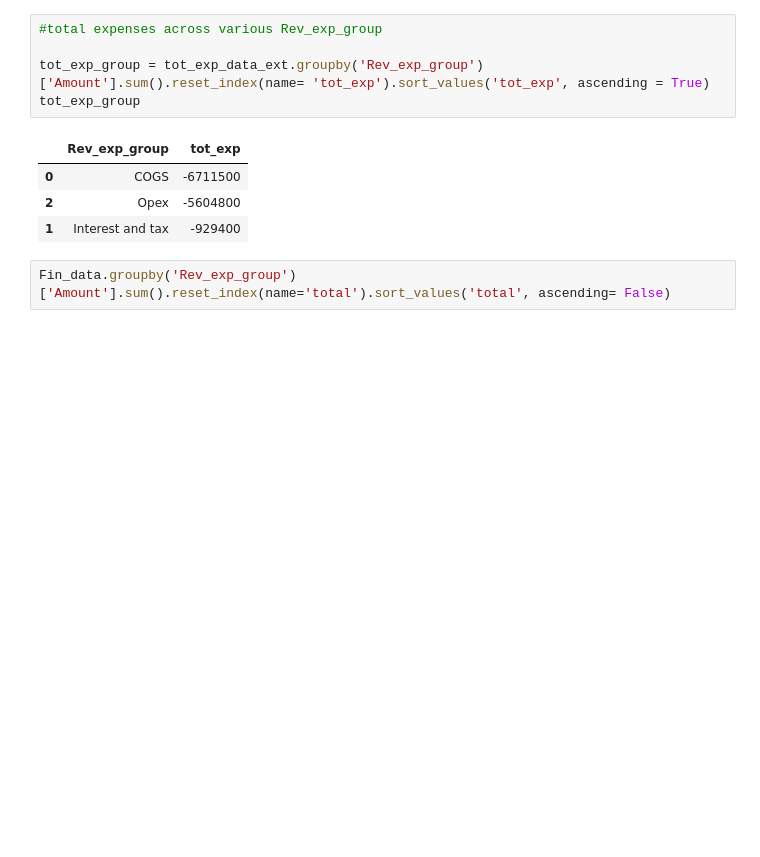
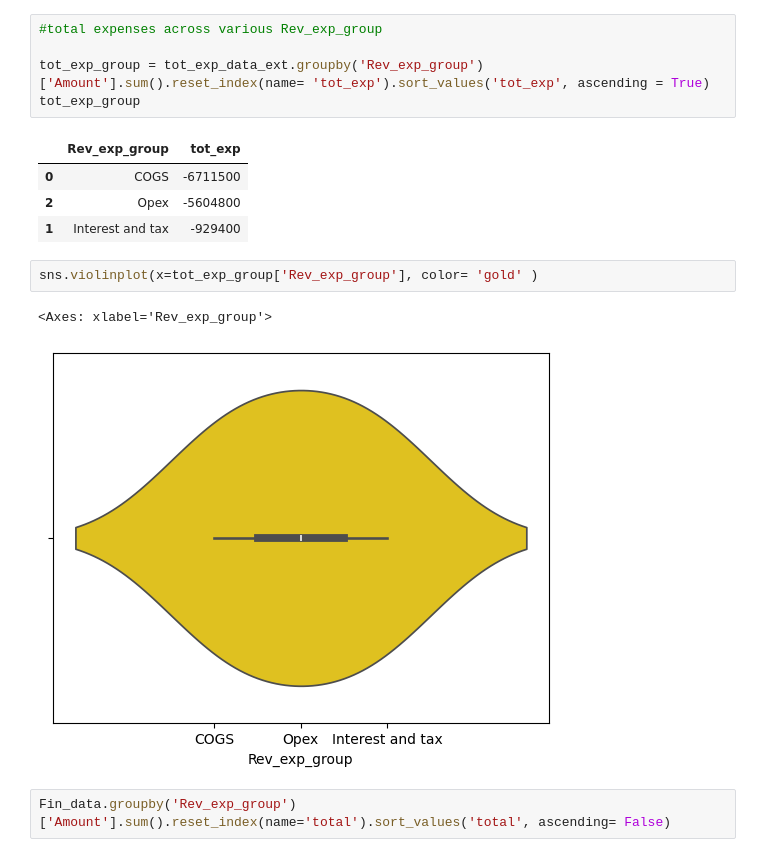
Before and after one commit to djibril968/Python_projects, a Jupyter notebook: Onyx_Financial_Analysis.ipynb, the cells around one changed output. Cells and saved outputs as stored; diff of their text form; blank space fills up the shorter version.

```diff
--- a/Onyx_Financial_Analysis.ipynb
+++ b/Onyx_Financial_Analysis.ipynb
@@ -341,6 +341,11 @@ tot_exp_group
 | 0 | COGS | -6711500 |
 | 2 | Opex | -5604800 |
 | 1 | Interest and tax | -929400 |
+# %%
+sns.violinplot(x=tot_exp_group['Rev_exp_group'], color= 'gold' )
+# %% [output]
+<Axes: xlabel='Rev_exp_group'>
+[figure, added]
 # %%
 Fin_data.groupby('Rev_exp_group')['Amount'].sum().reset_index(name='total').sort_values('total', ascending= False)
 # %% [output]
```
Also changed, not shown: parts of 3 cells of this notebook.
